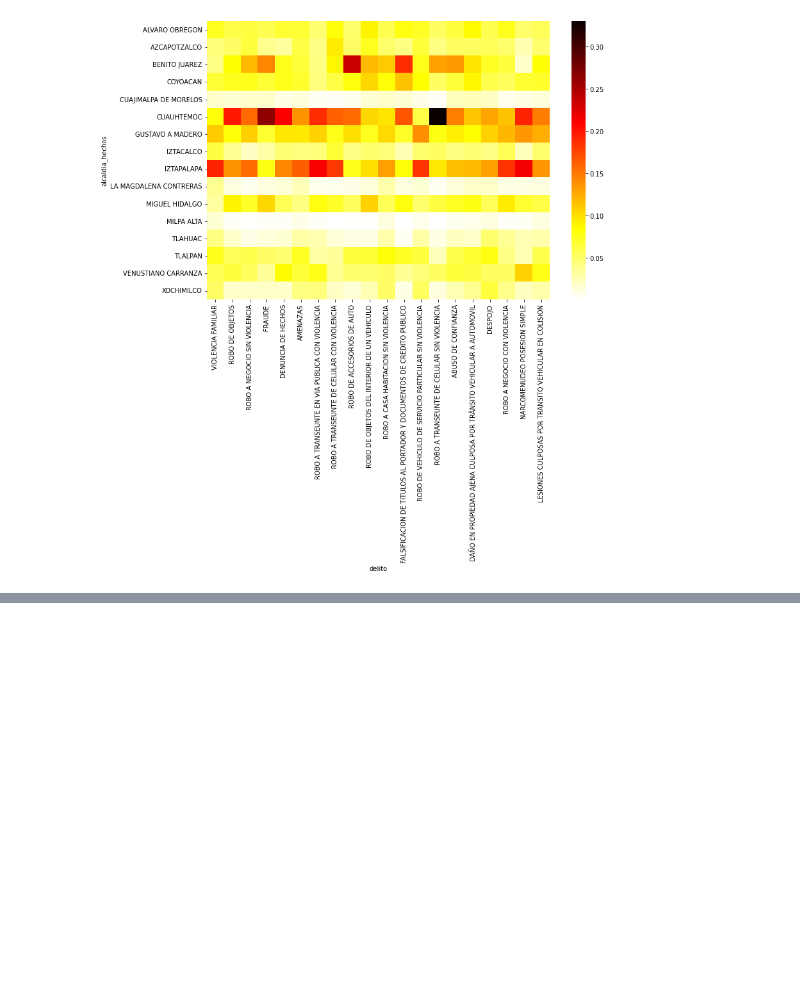
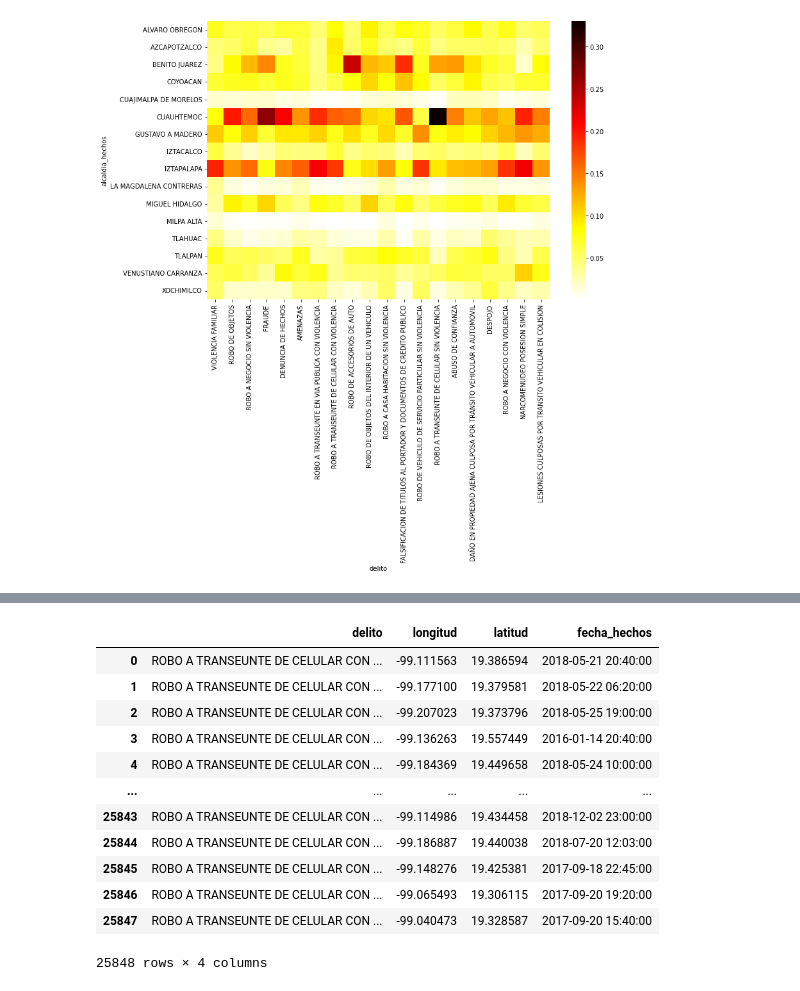
Before and after one commit to xalejandrow/interacting-with-the-twitter-api-project-tutorial, a Jupyter notebook: Crimes_4GKS.ipynb, the cells around one changed output, grey strips where cells are left out. Saved outputs shown, nothing was run; the diff lists cells and outputs as text; code cells hidden in the pictures; blank space fills up the shorter version.

```diff
--- a/Crimes_4GKS.ipynb
+++ b/Crimes_4GKS.ipynb
@@ -469,3 +469,6 @@ fig.show()
 [interactive output not drawn]
 # %%
 # Create a map for phone robbery with violence with folium
+crime= 'ROBO A TRANSEUNTE DE CELULAR CON VIOLENCIA'
+df_rob=df[df['delito']==crime][['delito','longitud', 'latitud', 'fecha_hechos']]
+df_rob.info()
@@ -471,0 +487,20 @@ fig.show()
+# %%
+# Saco los nulos para poder graficarlos
+df_rob=df_rob[df_rob['longitud'].notna()]
+#df_rob.info()
+df_rob=df_rob.reset_index(drop=True)
+df_rob
+# %% [output]
+|  | delito | longitud | latitud | fecha_hechos |
+| 0 | ROBO A TRANSEUNTE DE CELULAR CON ... | -99.111563 | 19.386594 | 2018-05-21 20:40:00 |
+| 1 | ROBO A TRANSEUNTE DE CELULAR CON ... | -99.177100 | 19.379581 | 2018-05-22 06:20:00 |
+| 2 | ROBO A TRANSEUNTE DE CELULAR CON ... | -99.207023 | 19.373796 | 2018-05-25 19:00:00 |
+| 3 | ROBO A TRANSEUNTE DE CELULAR CON ... | -99.136263 | 19.557449 | 2016-01-14 20:40:00 |
+| 4 | ROBO A TRANSEUNTE DE CELULAR CON ... | -99.184369 | 19.449658 | 2018-05-24 10:00:00 |
+| ... | ... | ... | ... | ... |
+| 25843 | ROBO A TRANSEUNTE DE CELULAR CON ... | -99.114986 | 19.434458 | 2018-12-02 23:00:00 |
+| 25844 | ROBO A TRANSEUNTE DE CELULAR CON ... | -99.186887 | 19.440038 | 2018-07-20 12:03:00 |
+| 25845 | ROBO A TRANSEUNTE DE CELULAR CON ... | -99.148276 | 19.425381 | 2017-09-18 22:45:00 |
+| 25846 | ROBO A TRANSEUNTE DE CELULAR CON ... | -99.065493 | 19.306115 | 2017-09-20 19:20:00 |
+| 25847 | ROBO A TRANSEUNTE DE CELULAR CON ... | -99.040473 | 19.328587 | 2017-09-20 15:40:00 |
+25848 rows × 4 columns
```
Also changed, not shown: parts of 4 cells of this notebook.
